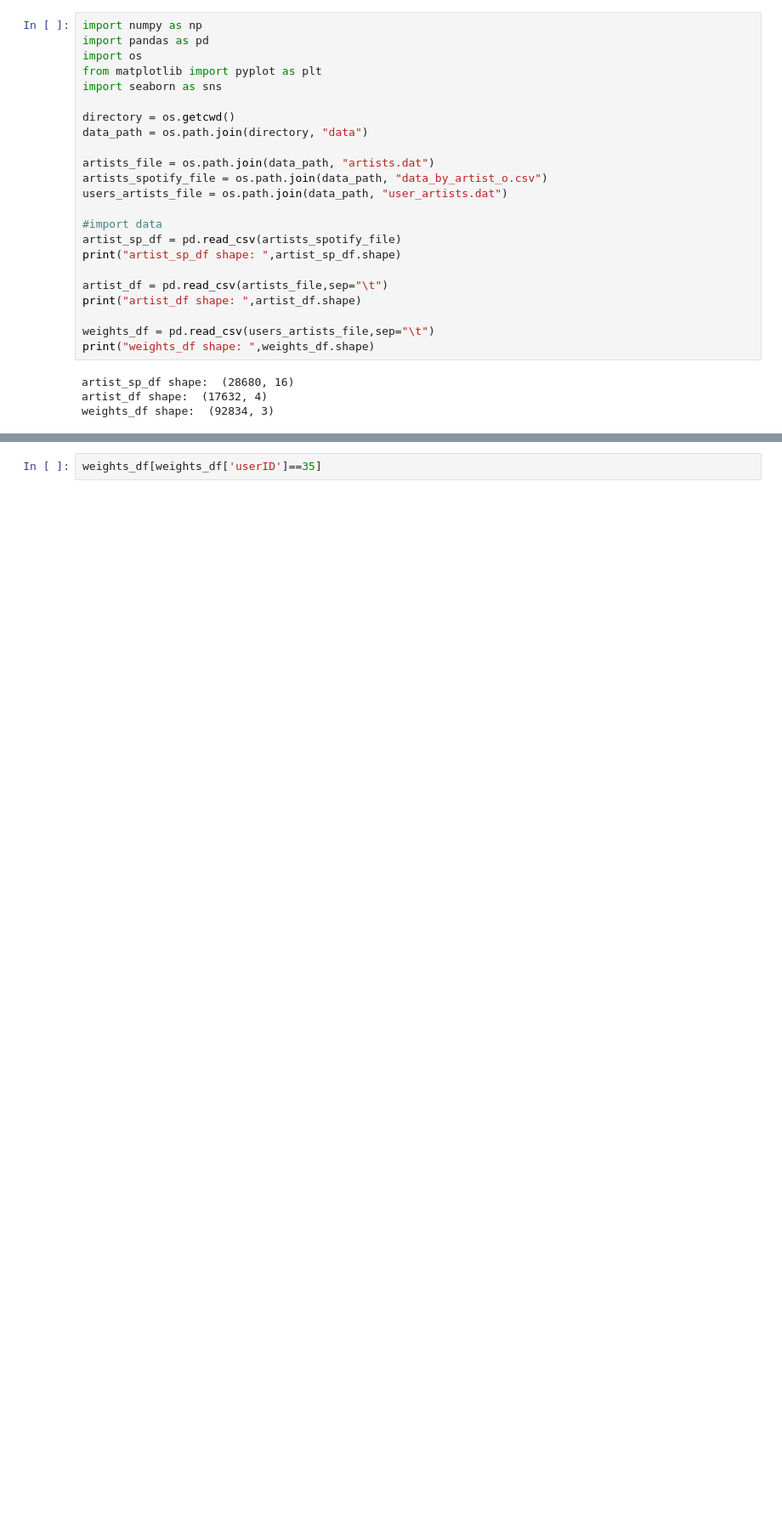
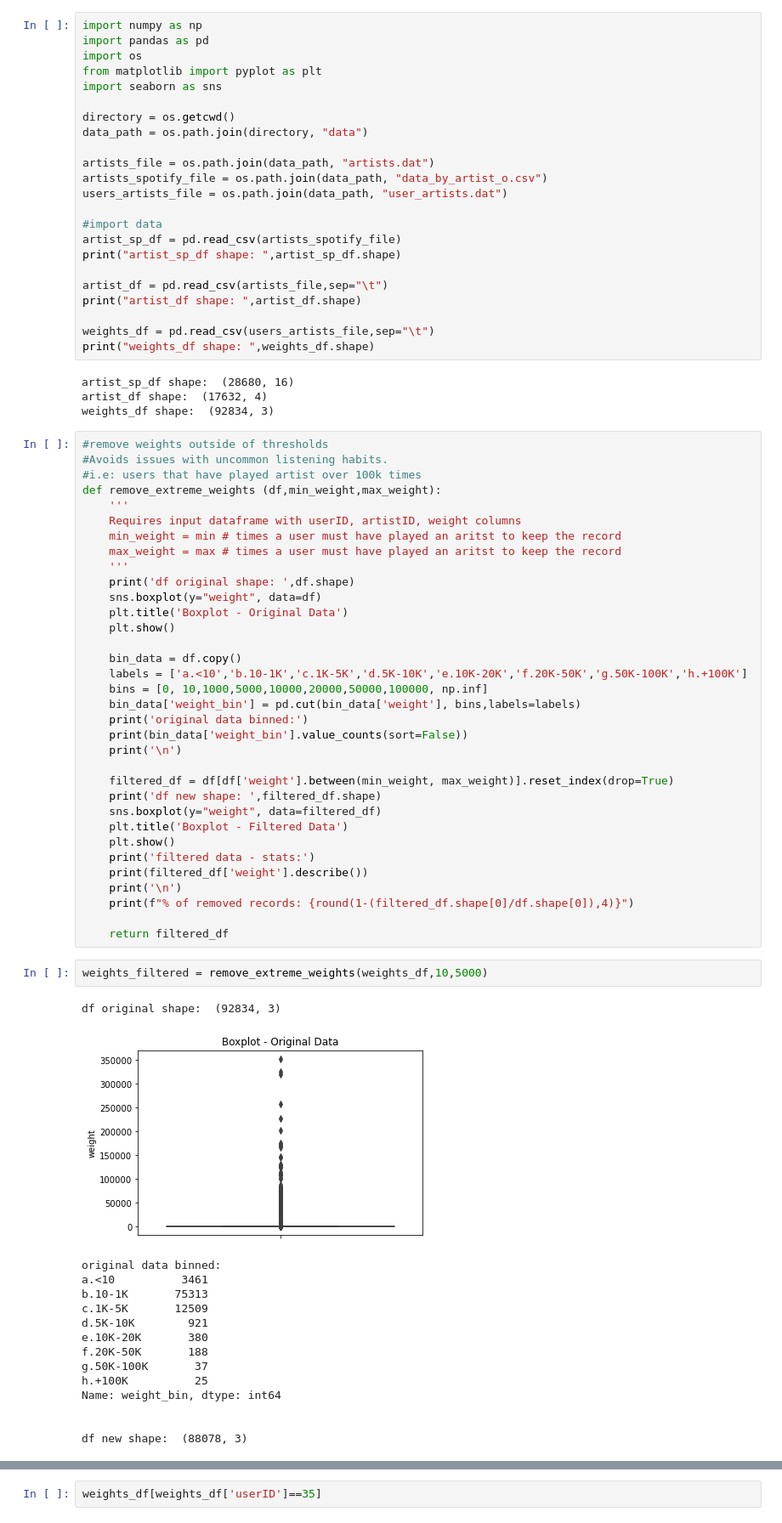
Before and after one commit to luish910/cda_recomm_project, a Jupyter notebook: Processing Functions.ipynb, the cells around one changed output, grey strips where cells are left out. Shown: that part at 85% size. Saved outputs shown, nothing was run; the diff lists cells and outputs as text; blank space fills up the shorter version.

```diff
--- a/Processing Functions.ipynb
+++ b/Processing Functions.ipynb
@@ -29,3 +29,55 @@ print("weights_df shape: ",weights_df.shape)
 artist_sp_df shape:  (28680, 16)
 artist_df shape:  (17632, 4)
 weights_df shape:  (92834, 3)
+# %%
+#remove weights outside of thresholds
+#Avoids issues with uncommon listening habits.
+#i.e: users that have played artist over 100k times
+def remove_extreme_weights (df,min_weight,max_weight):
+    '''
+    Requires input dataframe with userID, artistID, weight columns
+    min_weight = min # times a user must have played an aritst to keep the record
+    max_weight = max # times a user must have played an aritst to keep the record
+    '''
+    print('df original shape: ',df.shape)
+    sns.boxplot(y="weight", data=df)
+    plt.title('Boxplot - Original Data')
+    plt.show()
+
+    bin_data = df.copy()
+    labels = ['a.<10','b.10-1K','c.1K-5K','d.5K-10K','e.10K-20K','f.20K-50K','g.50K-100K','h.+100K']
+    bins = [0, 10,1000,5000,10000,20000,50000,100000, np.inf]
+    bin_data['weight_bin'] = pd.cut(bin_data['weight'], bins,labels=labels)
+    print('original data binned:')
+    print(bin_data['weight_bin'].value_counts(sort=False))
+    print('\n')
+
+    filtered_df = df[df['weight'].between(min_weight, max_weight)].reset_index(drop=True)
+    print('df new shape: ',filtered_df.shape)
+    sns.boxplot(y="weight", data=filtered_df)
+    plt.title('Boxplot - Filtered Data')
+    plt.show()
+    print('filtered data - stats:')
+    print(filtered_df['weight'].describe())
+    print('\n')
+    print(f"% of removed records: {round(1-(filtered_df.shape[0]/df.shape[0]),4)}")
+
+    return filtered_df
+# %%
+weights_filtered = remove_extreme_weights(weights_df,10,5000)
+# %% [output]
+df original shape:  (92834, 3)
+[figure, added]
+original data binned:
+a.<10          3461
+b.10-1K       75313
+c.1K-5K       12509
+d.5K-10K        921
+e.10K-20K       380
+f.20K-50K       188
+g.50K-100K       37
+h.+100K          25
+Name: weight_bin, dtype: int64
+
+
+df new shape:  (88078, 3)
```
Also changed, not shown: parts of 6 cells of this notebook.
